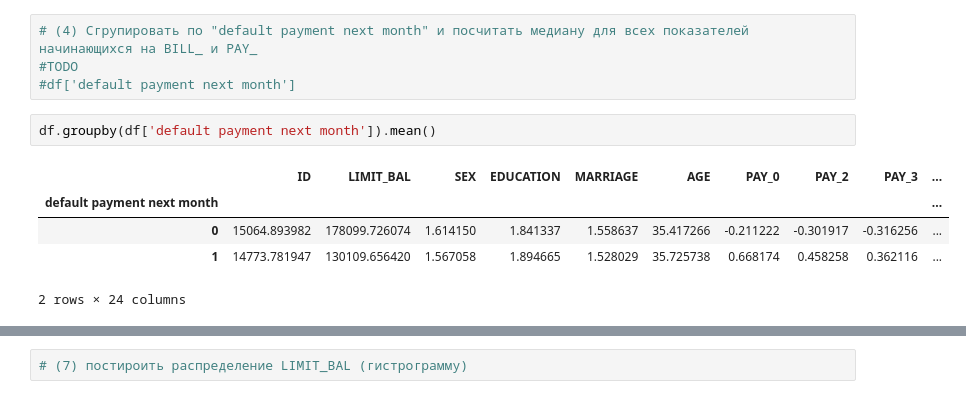
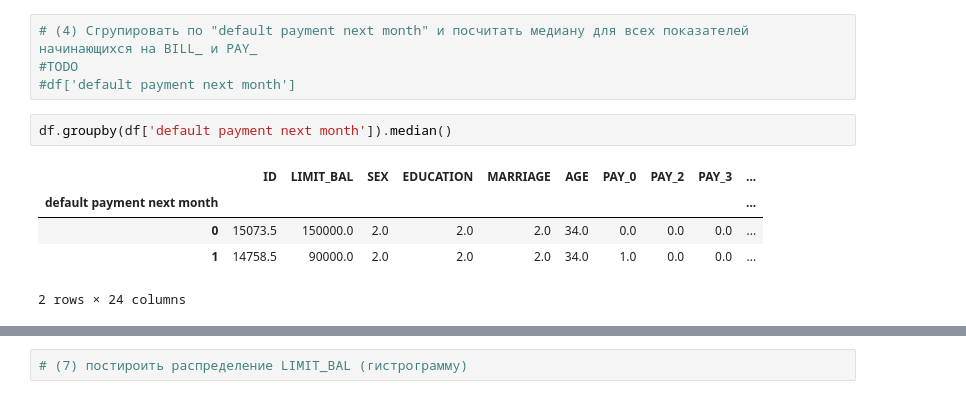
Before and after one commit to eagleors/sfml, a Jupyter notebook: hw_01/hw1-task.ipynb, the cells around one changed output, grey strips where cells are left out. Cells and saved outputs as stored; diff of their text form.

```diff
--- a/hw_01/hw1-task.ipynb
+++ b/hw_01/hw1-task.ipynb
@@ -70,12 +70,12 @@ len(df[df.SEX == 2][df.EDUCATION == 2])
 #TODO
 #df['default payment next month']
 # %%
-df.groupby(df['default payment next month']).mean()
+df.groupby(df['default payment next month']).median()
 # %% [output]
 |  | ID | LIMIT_BAL | SEX | EDUCATION | MARRIAGE | AGE | PAY_0 | PAY_2 | PAY_3 | ... |
 | default payment next month |  |  |  |  |  |  |  |  |  | ... |
-| 0 | 15064.893982 | 178099.726074 | 1.614150 | 1.841337 | 1.558637 | 35.417266 | -0.211222 | -0.301917 | -0.316256 | ... |
-| 1 | 14773.781947 | 130109.656420 | 1.567058 | 1.894665 | 1.528029 | 35.725738 | 0.668174 | 0.458258 | 0.362116 | ... |
+| 0 | 15073.5 | 150000.0 | 2.0 | 2.0 | 2.0 | 34.0 | 0.0 | 0.0 | 0.0 | ... |
+| 1 | 14758.5 | 90000.0 | 2.0 | 2.0 | 2.0 | 34.0 | 1.0 | 0.0 | 0.0 | ... |
 2 rows × 24 columns
 # %%
 # (5) постройте сводную таблицу (pivot table) по SEX, EDUCATION, MARRIAGE
```
Also changed, not shown: parts of 7 cells of this notebook, 1 other file.
